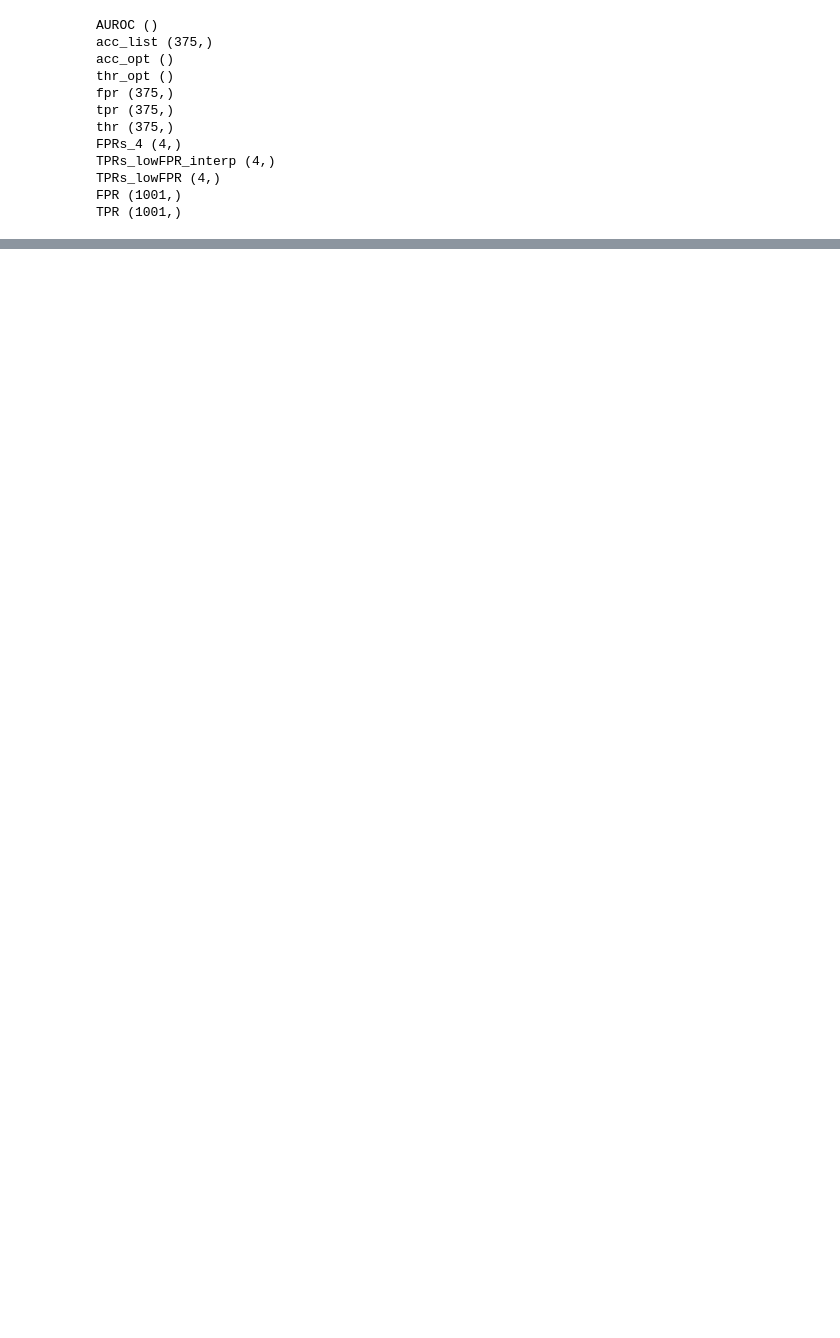
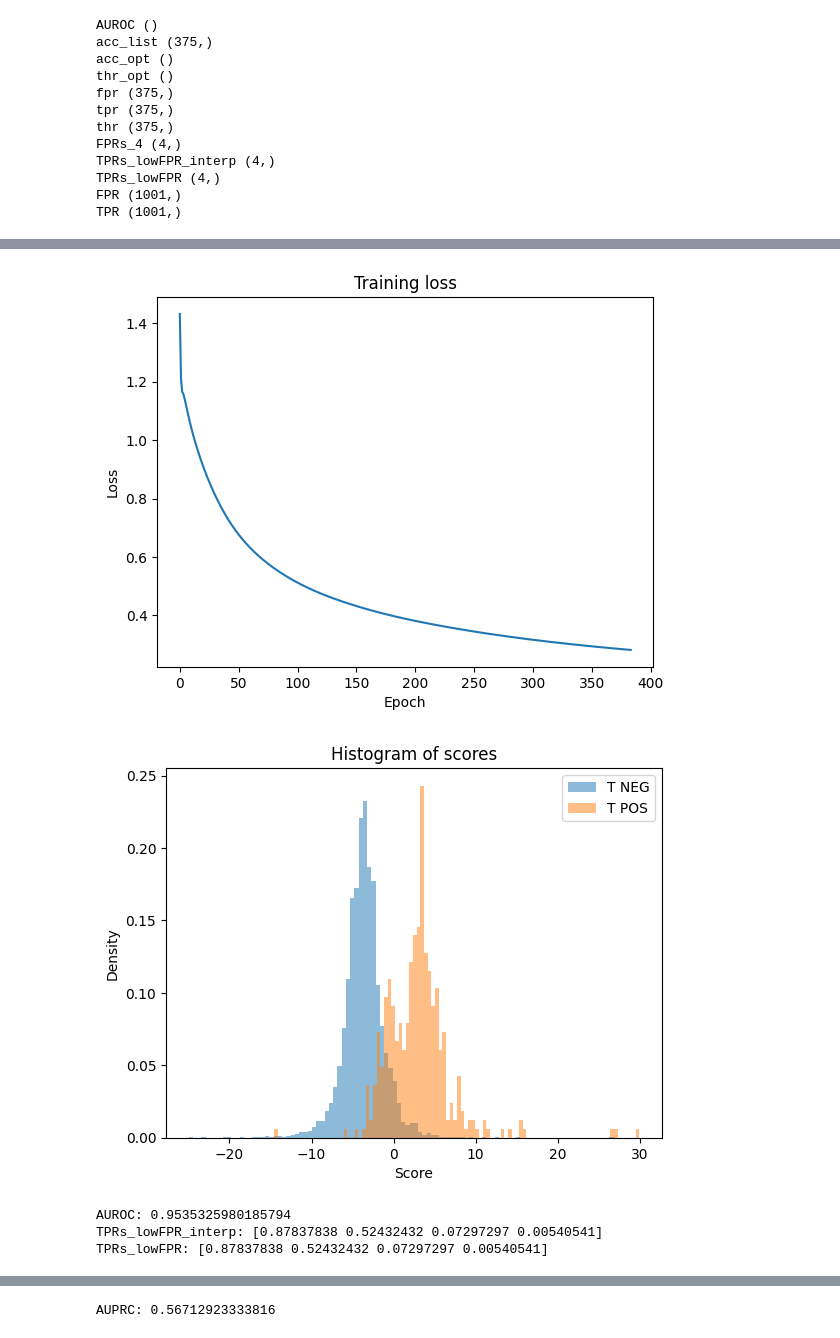
Before and after one commit to WhoTHU/detection_logits, a Jupyter notebook: visualizer.ipynb, the cells around one changed output, grey strips where cells are left out. Cells and saved outputs as stored; diff of their text form; code cells hidden in the pictures; blank space fills up the shorter version.

```diff
--- a/visualizer.ipynb
+++ b/visualizer.ipynb
@@ -112,0 +176,8 @@ TPRs_lowFPR: [0.90721649 0.54381443 0.21649485 0.06701031]
+# %%
+inspect_output_at('cache/gpt2/E384_B32_LR3.0e-04_L1R2.0e-04_TRN10000_TEST10000')
+# %% [output]
+[figure, added]
+[figure, added]
+AUROC: 0.9535325980185794
+TPRs_lowFPR_interp: [0.87837838 0.52432432 0.07297297 0.00540541]
+TPRs_lowFPR: [0.87837838 0.52432432 0.07297297 0.00540541]
@@ -112,0 +185 @@ TPRs_lowFPR: [0.90721649 0.54381443 0.21649485 0.06701031]
+AUPRC: 0.56712923333816
```
Also changed, not shown: parts of 9 cells of this notebook, 3 other files.
